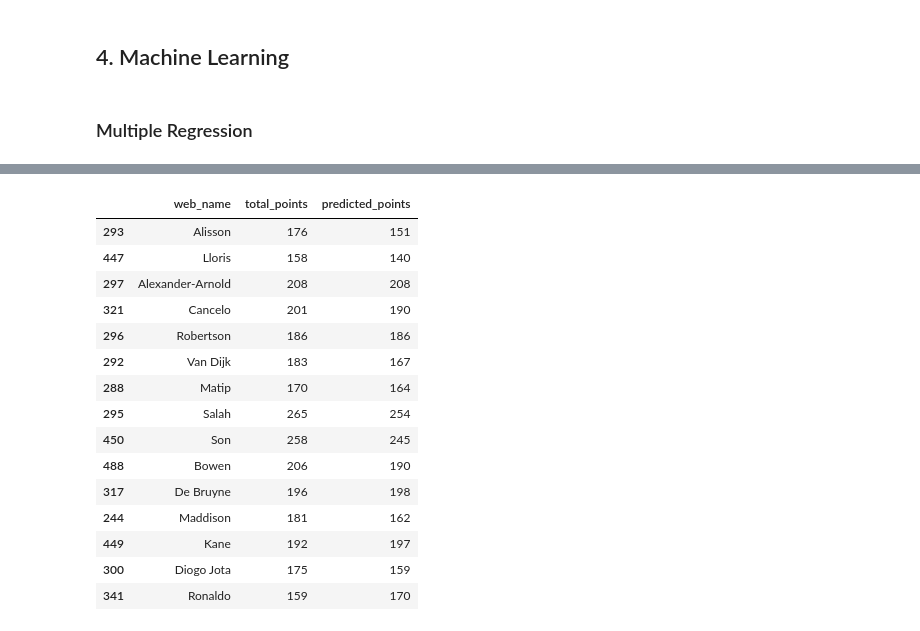
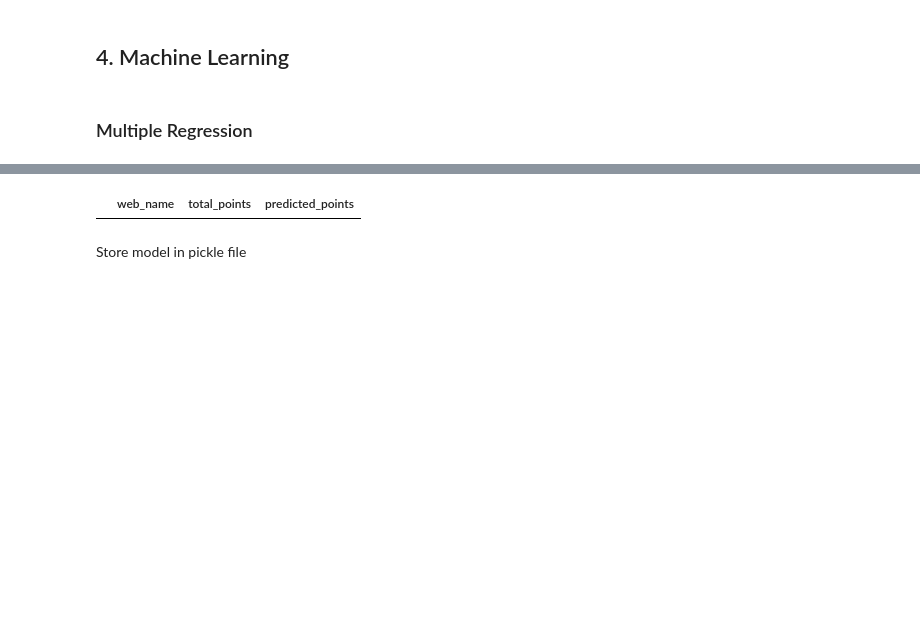
Before and after one commit to withouttheh/fantasy-premier-league-analysis-22-23, a Jupyter notebook: 3. Machine Learning Predictions.ipynb, the cells around one changed output, grey strips where cells are left out. Cells and saved outputs as stored; diff of their text form; code cells hidden in the pictures; blank space fills up the shorter version.

```diff
--- a/3. Machine Learning Predictions.ipynb
+++ b/3. Machine Learning Predictions.ipynb
@@ -19,7 +20,7 @@ import seaborn as sns
 # %%
 #Load data
-df1 = pd.read_csv('data/fpl_data_t.csv')
-df2 = pd.read_csv('players.csv')
+df1 = pd.read_csv('data/21_22_season_data/fpl_clean.csv')
+df2 = pd.read_csv('data/22_23_season_data/fpl_clean.csv')
 
 new_df = df1.append(df2)
 # %%
@@ -41,9 +48,11 @@ sns.pairplot(slim_df.reset_index()[features])
 from sklearn import linear_model
 from sklearn.model_selection import train_test_split
 
+filt = (df2['minutes'] > df2['minutes'].max() * 0.4)
+slim_df2 = df2.loc[filt]
 #Create target and feature
-X = slim_df[features]
-y = slim_df[target]
+X = slim_df2[features]
+y = slim_df2[target]
 
 #Split dataset
 x_train, x_test, y_train, y_test = train_test_split(X, y, test_size=0.2, random_state=42)
@@ -88,15 +100,18 @@ players_dict = dict(zip(df1['web_name'], df1[features].values))
 # %%
-#Create points predictor helper function
-def predict_player_points(w, b, name):
-    stats = players_dict[name]
+#Define points predictor helper function
+def predict_player_points(w, b, name, player_features):
+    stats = player_features[name]
     stats = list(stats)
     estimate = round(np.dot(w, stats) + b)
     if estimate < 0:
         estimate = 0
     return estimate
 # %%
+#Create players dictionary
+players_dict = dict(zip(df1['web_name'], df1[features].values))
+
 #Add predicted points column
-df1['predicted_points'] = df1['web_name'].apply(lambda x: predict_player_points(coef, intercept, x))
+df1['predicted_points'] = df1['web_name'].apply(lambda x: predict_player_points(coef, intercept, x, players_dict))
 
 #Create error column
 df1['error'] = df1['total_points'] - df1['predicted_points']
@@ -136,25 +138,12 @@ predicted_df[['web_name', 'total_points', 'predicted_points']]
 # %%
-g = df1[df1['element_type'] == 1].sort_values(by='total_points', ascending=False).head(2)
-d = df1[df1['element_type'] == 2].sort_values(by='total_points', ascending=False).head(5)
-m = df1[df1['element_type'] == 3].sort_values(by='total_points', ascending=False).head(5)
-f = df1[df1['element_type'] == 4].sort_values(by='total_points', ascending=False).head(3)
+g = df1[df1['position'] == 'GKP'].sort_values(by='total_points', ascending=False).head(2)
+d = df1[df1['position'] == 'DEF'].sort_values(by='total_points', ascending=False).head(5)
+m = df1[df1['position'] == 'MID'].sort_values(by='total_points', ascending=False).head(5)
+f = df1[df1['position'] == 'FWD'].sort_values(by='total_points', ascending=False).head(3)
 
 predicted_df = pd.concat([g,d,m,f])
 predicted_df[['web_name', 'total_points', 'predicted_points']]
 # %% [output]
 |  | web_name | total_points | predicted_points |
-| 293 | Alisson | 176 | 151 |
-| 447 | Lloris | 158 | 140 |
-| 297 | Alexander-Arnold | 208 | 208 |
-| 321 | Cancelo | 201 | 190 |
-| 296 | Robertson | 186 | 186 |
-| 292 | Van Dijk | 183 | 167 |
-| 288 | Matip | 170 | 164 |
-| 295 | Salah | 265 | 254 |
-| 450 | Son | 258 | 245 |
-| 488 | Bowen | 206 | 190 |
-| 317 | De Bruyne | 196 | 198 |
-| 244 | Maddison | 181 | 162 |
-| 449 | Kane | 192 | 197 |
-| 300 | Diogo Jota | 175 | 159 |
-| 341 | Ronaldo | 159 | 170 |
+# %% [markdown]
+Store model in pickle file
```
Also changed, not shown: parts of 13 cells of this notebook, 16 other files.
